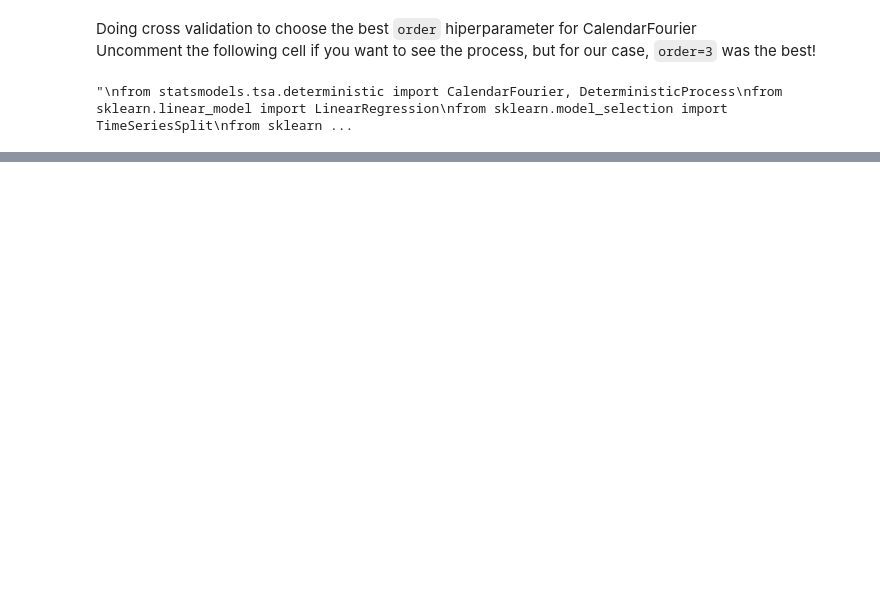
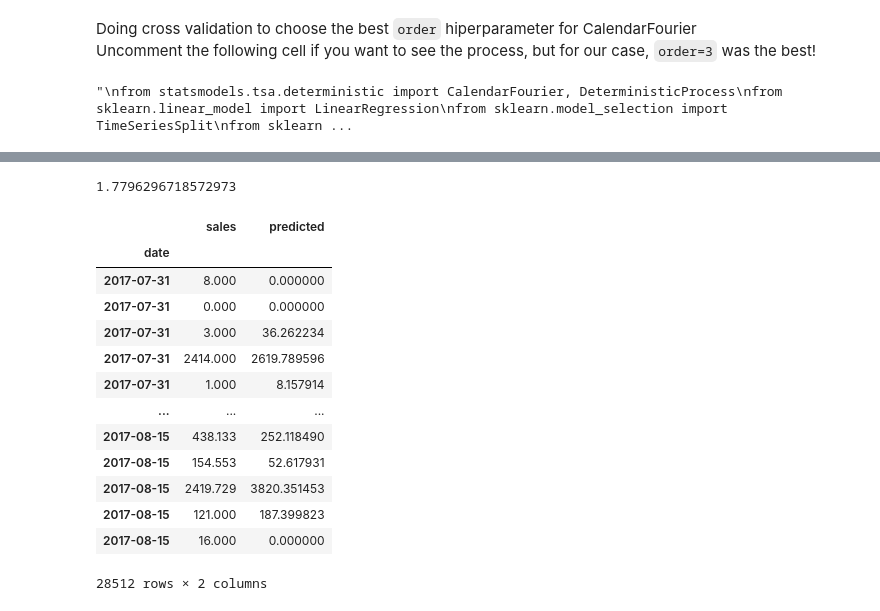
Before and after one commit to edmar-bevilaqua/data_science, a Jupyter notebook: Projects/Kaggle/Store Sales - Time Series Forecasting/store_sales.ipynb, the cells around one changed output, grey strips where cells are left out. Drawn from its saved outputs; the diff is of its cells as text; code cells hidden in the pictures; blank space fills up the shorter version.

```diff
--- a/Projects/Kaggle/Store Sales - Time Series Forecasting/store_sales.ipynb
+++ b/Projects/Kaggle/Store Sales - Time Series Forecasting/store_sales.ipynb
@@ -1004,0 +1031,23 @@ create_fourier_features(sales, 3, 'M')
+# %%
+from sklearn.metrics import mean_squared_log_error
+
+mean_squared_log_error(y_validation, y_predicted)**0.5
+# %% [output]
+1.7796296718572973
+# %%
+pd.DataFrame(pd.concat([y_validation, y_predicted], axis=1))
+# %% [output]
+|  | sales | predicted |
+| date |  |  |
+| 2017-07-31 | 8.000 | 0.000000 |
+| 2017-07-31 | 0.000 | 0.000000 |
+| 2017-07-31 | 3.000 | 36.262234 |
+| 2017-07-31 | 2414.000 | 2619.789596 |
+| 2017-07-31 | 1.000 | 8.157914 |
+| ... | ... | ... |
+| 2017-08-15 | 438.133 | 252.118490 |
+| 2017-08-15 | 154.553 | 52.617931 |
+| 2017-08-15 | 2419.729 | 3820.351453 |
+| 2017-08-15 | 121.000 | 187.399823 |
+| 2017-08-15 | 16.000 | 0.000000 |
+28512 rows × 2 columns
```
Also changed, not shown: parts of 18 cells of this notebook, 1 other file.
